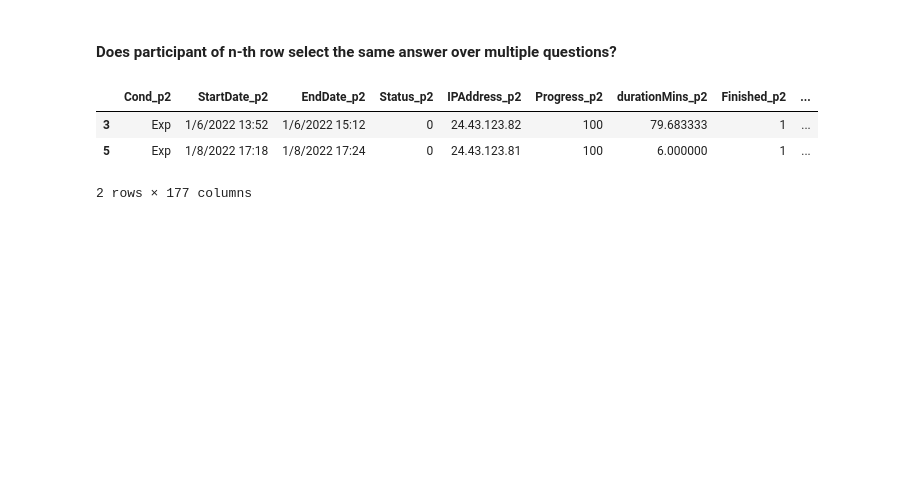
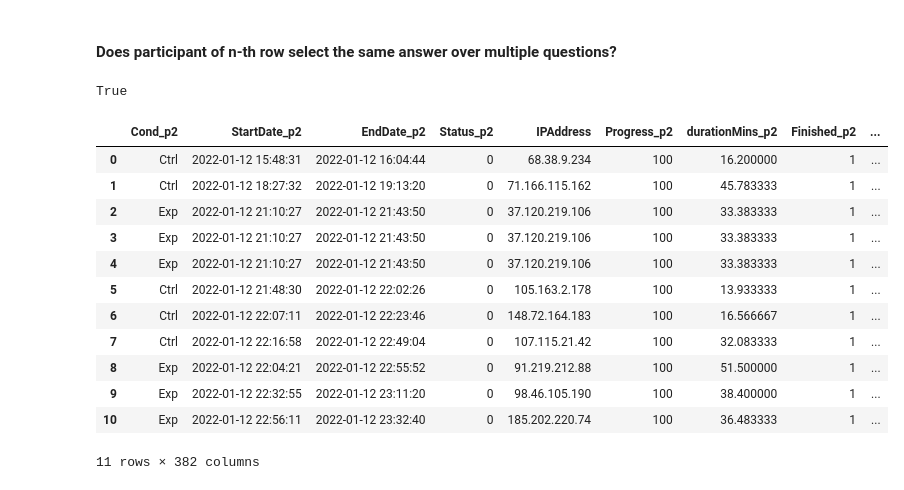
Before and after one commit to nghuixin/menopause, a Jupyter notebook: fraud_detection_pilot.ipynb, the cells around one changed output. Cells and saved outputs as stored; diff of their text form; code cells hidden in the pictures; blank space fills up the shorter version.

```diff
--- a/fraud_detection_pilot.ipynb
+++ b/fraud_detection_pilot.ipynb
@@ -215,11 +254,13 @@ conDf[recaptcha  | cond2 | cond3 | cond4 | cond5|
 We need to merge the first and second survey using `IPAddress` var to calculate the duration taken to complete the survey. Rename var `IPAddress_p2` to `IPAddress` so that they are mergeable. The merged df is called `p1p2df`.
 # %%
-#pd.to_datetime(screening['EndDate']) - pd.to_datetime(qualtrics_data['StartDate'])
-screening['EndDate']=pd.to_datetime(screening['EndDate'])
-qualtrics_data['StartDate_p2']=pd.to_datetime(qualtrics_data['StartDate_p2'])
-
+screening['EndDate']=pd.to_datetime(screening['EndDate'])#when did they finished survey 1
+qualtrics_data['StartDate_p2']=pd.to_datetime(qualtrics_data['StartDate_p2'])#when did they start survey 2
+qualtrics_data['EndDate_p2']=pd.to_datetime(qualtrics_data['EndDate_p2'])
 #rename column from p2 survey to match columns on IP Address
 qualtrics_data=qualtrics_data.rename(columns= {'IPAddress_p2':'IPAddress'})
 p1p2df = pd.merge(qualtrics_data, screening, on='IPAddress')
-p1p2df['StartDate_p2']-p1p2df['EndDate'] # Duration
+#display(p1p2df['StartDate_p2']-p1p2df['EndDate']) # Duration
+#(p1p2df['EndDate_p2']-p1p2df['StartDate_p2']).dt.total_seconds()/60
+
+p1p2df['durationMins_p2'] > 20
 # %% [output]
@@ -241,8 +286,7 @@ attnChck1 = ['E1-Literacy_Skills_p2',
  'E5-Literacy_Skills_p2',
  'E6-Literacy_Skills_p2',
  'E7-Literacy_Skills_p2',
- 'E8-Literacy_Skills_p2',
- 'E9-Literacy_Skills_p2']
+ 'E8-Literacy_Skills_p2']
 attnChck2 = [ 'E1-Perceived_Quality_p2',
  'E2-Perceived_Quality_p2',
  'E3-Perceived_Quality_p2',
@@ -251,12 +295,25 @@ attnChck2 = [ 'E1-Perceived_Quality_p2',
  'E6-Perceived_Quality_p2',
  'E7-Perceived_Quality_p2']
 attnChcks = attnChck2 + attnChck1
-straightLining(expDf, 0, attnChcks)
-expDf
-#attnChcks = [x.replace('E', 'C') for x in attnChcks]
-#straightLining(conDf, , attnChcks)
+#straightLining(expDf, 0, attnChcks)
+#expDf
+attnChcks = [x.replace('E', 'C') for x in attnChcks]
+straightLining(conDf, 3, attnChcks)
 # %% [output]
-|  | Cond_p2 | StartDate_p2 | EndDate_p2 | Status_p2 | IPAddress_p2 | Progress_p2 | durationMins_p2 | Finished_p2 | ... |
-| 3 | Exp | 1/6/2022 13:52 | 1/6/2022 15:12 | 0 | 24.43.123.82 | 100 | 79.683333 | 1 | ... |
-| 5 | Exp | 1/8/2022 17:18 | 1/8/2022 17:24 | 0 | 24.43.123.81 | 100 | 6.000000 | 1 | ... |
-2 rows × 177 columns
+True
+# %%
+p1p2df
+# %% [output]
+|  | Cond_p2 | StartDate_p2 | EndDate_p2 | Status_p2 | IPAddress | Progress_p2 | durationMins_p2 | Finished_p2 | ... |
+| 0 | Ctrl | 2022-01-12 15:48:31 | 2022-01-12 16:04:44 | 0 | 68.38.9.234 | 100 | 16.200000 | 1 | ... |
+| 1 | Ctrl | 2022-01-12 18:27:32 | 2022-01-12 19:13:20 | 0 | 71.166.115.162 | 100 | 45.783333 | 1 | ... |
+| 2 | Exp | 2022-01-12 21:10:27 | 2022-01-12 21:43:50 | 0 | 37.120.219.106 | 100 | 33.383333 | 1 | ... |
+| 3 | Exp | 2022-01-12 21:10:27 | 2022-01-12 21:43:50 | 0 | 37.120.219.106 | 100 | 33.383333 | 1 | ... |
+| 4 | Exp | 2022-01-12 21:10:27 | 2022-01-12 21:43:50 | 0 | 37.120.219.106 | 100 | 33.383333 | 1 | ... |
+| 5 | Ctrl | 2022-01-12 21:48:30 | 2022-01-12 22:02:26 | 0 | 105.163.2.178 | 100 | 13.933333 | 1 | ... |
+| 6 | Ctrl | 2022-01-12 22:07:11 | 2022-01-12 22:23:46 | 0 | 148.72.164.183 | 100 | 16.566667 | 1 | ... |
+| 7 | Ctrl | 2022-01-12 22:16:58 | 2022-01-12 22:49:04 | 0 | 107.115.21.42 | 100 | 32.083333 | 1 | ... |
+| 8 | Exp | 2022-01-12 22:04:21 | 2022-01-12 22:55:52 | 0 | 91.219.212.88 | 100 | 51.500000 | 1 | ... |
+| 9 | Exp | 2022-01-12 22:32:55 | 2022-01-12 23:11:20 | 0 | 98.46.105.190 | 100 | 38.400000 | 1 | ... |
+| 10 | Exp | 2022-01-12 22:56:11 | 2022-01-12 23:32:40 | 0 | 185.202.220.74 | 100 | 36.483333 | 1 | ... |
+11 rows × 382 columns
```
Also changed, not shown: parts of 19 cells of this notebook, 12 other files.
